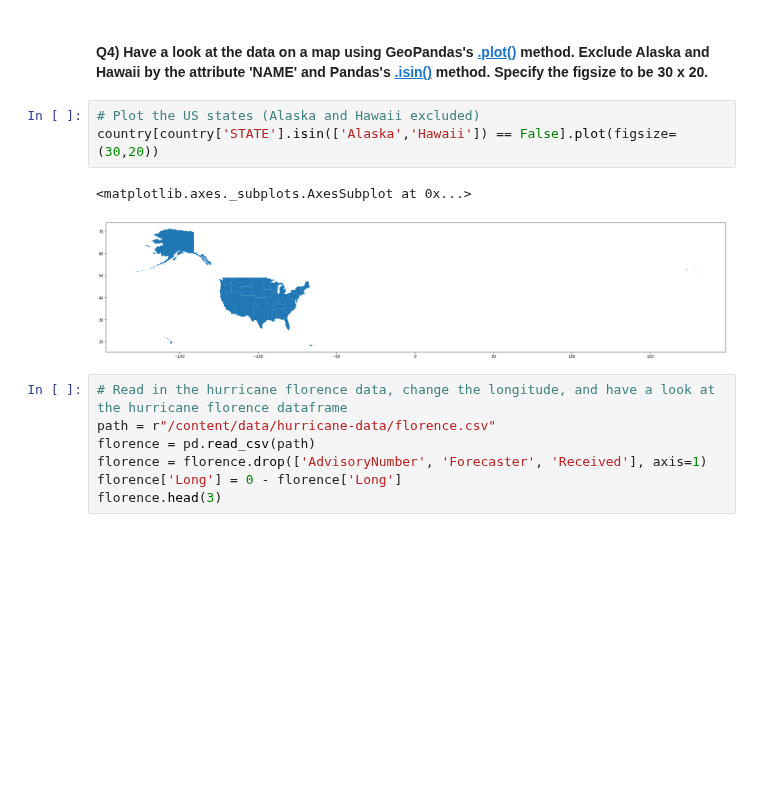
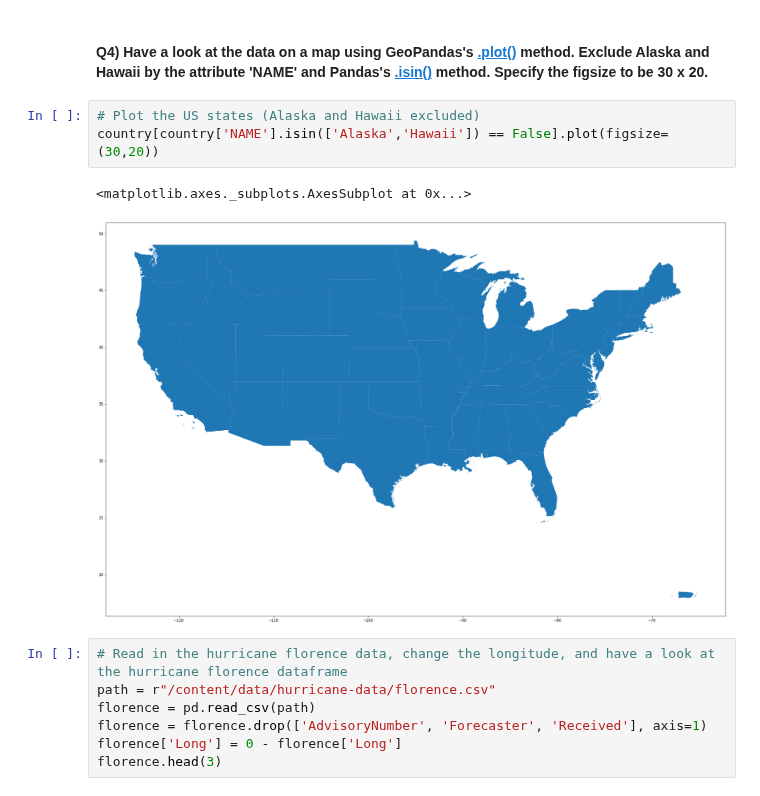
Before and after one commit to KeyvanDiba/2022_Intro_Python, a Jupyter notebook: W3_S2.ipynb, the cells around one changed output. Saved outputs shown, nothing was run; the diff lists cells and outputs as text; blank space fills up the shorter version.

```diff
--- a/W3_S2.ipynb
+++ b/W3_S2.ipynb
@@ -149,10 +149,10 @@ country.head()
 #### Q4) Have a look at the data on a map using GeoPandas's [.plot()](https://geopandas.org/en/stable/docs/reference/api/geopandas.GeoDataFrame.plot.html) method. Exclude Alaska and Hawaii by the attribute 'NAME' and Pandas's [.isin()](https://pandas.pydata.org/docs/reference/api/pandas.DataFrame.isin.html) method. Specify the figsize to be 30 x 20.
 # %%
 # Plot the US states (Alaska and Hawaii excluded)
-country[country['STATE'].isin(['Alaska','Hawaii']) == False].plot(figsize=(30,20))
+country[country['NAME'].isin(['Alaska','Hawaii']) == False].plot(figsize=(30,20))
 # %% [output]
 <matplotlib.axes._subplots.AxesSubplot at 0x...>
-[figure, old version]
+[figure, new version]
 # %%
 # Read in the hurricane florence data, change the longitude, and have a look at the hurricane florence dataframe
 path = r"/content/data/hurricane-data/florence.csv"
```
Also changed, not shown: parts of 1 cell of this notebook.
